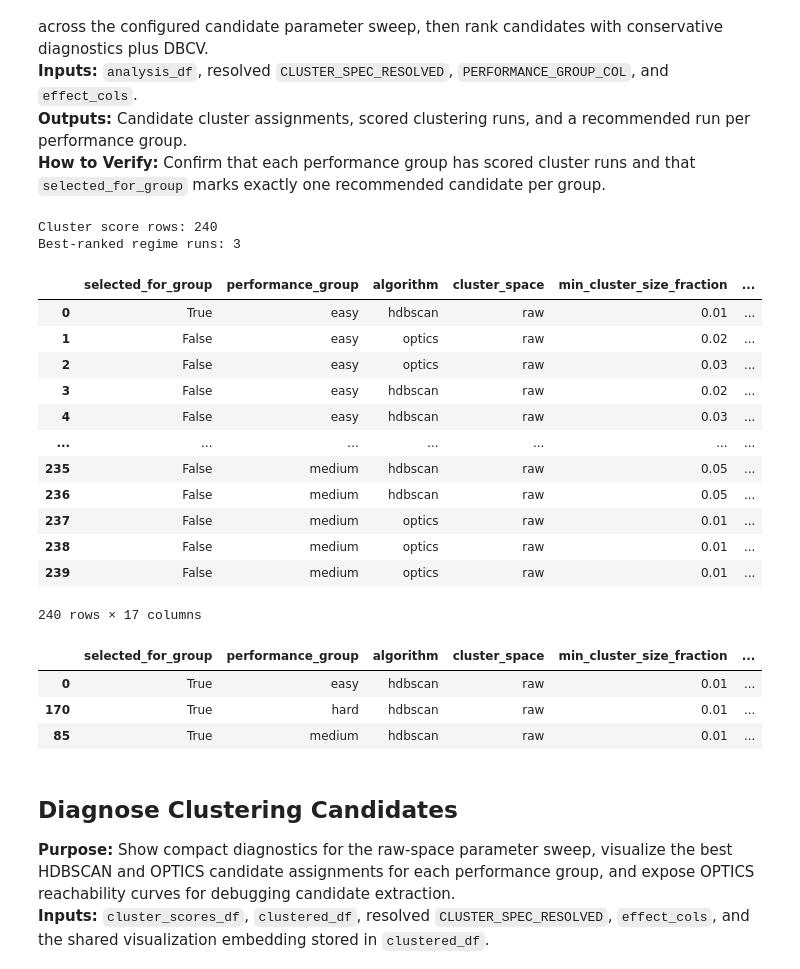
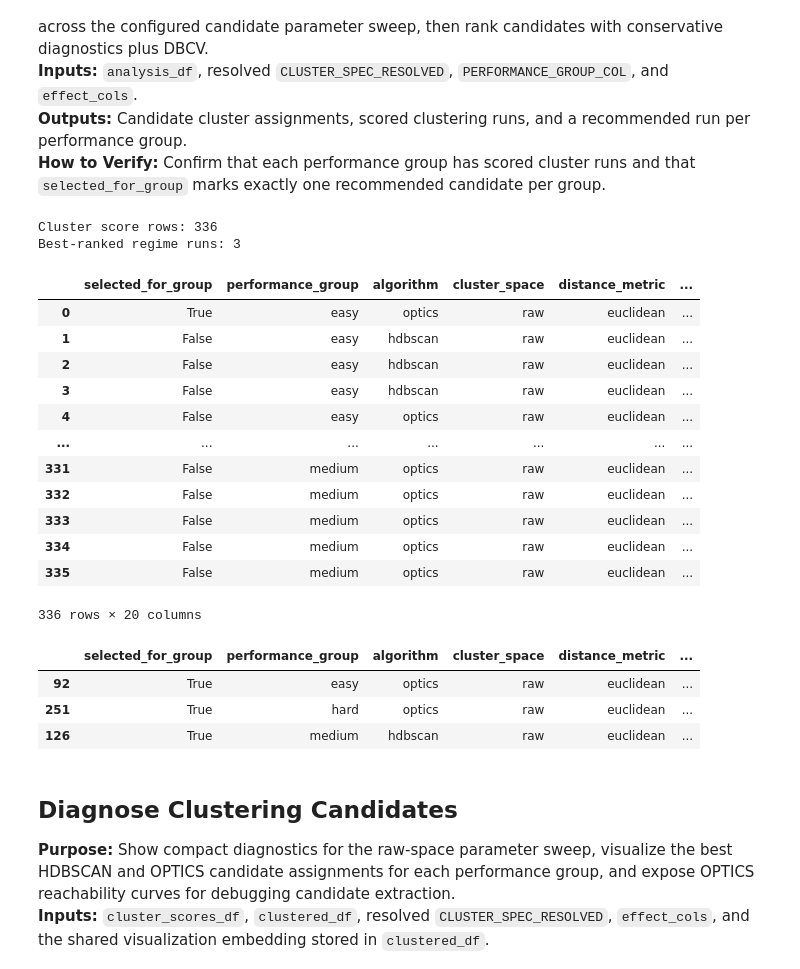
Before and after one commit to simondrauz/ds_practical, a Jupyter notebook: src/data_modelling/feature_effect_performance_regimes.ipynb, the cells around one changed output. Cells and saved outputs as stored; diff of their text form; code cells hidden in the pictures.

```diff
--- a/src/data_modelling/feature_effect_performance_regimes.ipynb
+++ b/src/data_modelling/feature_effect_performance_regimes.ipynb
@@ -713,51 +968,54 @@ cluster_scores_display_df = cluster_scores_df.sort_values(
     ],
     ascending=[True, False, True, False, True, True],
 ).reset_index(drop=True)
 
 print(f"Cluster score rows: {len(cluster_scores_df)}")
 print(f"Best-ranked regime runs: {len(best_cluster_runs_df)}")
 
 score_display_cols = [
     "selected_for_group",
     "performance_group",
     "algorithm",
     "cluster_space",
+    "distance_metric",
+    "optics_extraction_method",
     "min_cluster_size_fraction",
     "min_cluster_size",
     "min_samples",
     "optics_xi",
+    "optics_eps",
     "n_clusters",
     "noise_fraction",
     "largest_cluster_share",
     "quality_issue_count",
     "passes_conservative_quality_screen",
     "optics_xi_no_stable_valley",
     "optics_xi_status",
     "dbcv_raw_effect_space",
     "candidate_label_col",
 ]
 display(cluster_scores_display_df[score_display_cols])
 display(best_cluster_runs_df[score_display_cols])
 # %% [output]
-Cluster score rows: 240
+Cluster score rows: 336
 Best-ranked regime runs: 3
-|  | selected_for_group | performance_group | algorithm | cluster_space | min_cluster_size_fraction | ... |
-| 0 | True | easy | hdbscan | raw | 0.01 | ... |
-| 1 | False | easy | optics | raw | 0.02 | ... |
-| 2 | False | easy | optics | raw | 0.03 | ... |
-| 3 | False | easy | hdbscan | raw | 0.02 | ... |
-| 4 | False | easy | hdbscan | raw | 0.03 | ... |
+|  | selected_for_group | performance_group | algorithm | cluster_space | distance_metric | ... |
+| 0 | True | easy | optics | raw | euclidean | ... |
+| 1 | False | easy | hdbscan | raw | euclidean | ... |
+| 2 | False | easy | hdbscan | raw | euclidean | ... |
+| 3 | False | easy | hdbscan | raw | euclidean | ... |
+| 4 | False | easy | optics | raw | euclidean | ... |
 | ... | ... | ... | ... | ... | ... | ... |
-| 235 | False | medium | hdbscan | raw | 0.05 | ... |
-| 236 | False | medium | hdbscan | raw | 0.05 | ... |
-| 237 | False | medium | optics | raw | 0.01 | ... |
-| 238 | False | medium | optics | raw | 0.01 | ... |
-| 239 | False | medium | optics | raw | 0.01 | ... |
+| 331 | False | medium | optics | raw | euclidean | ... |
+| 332 | False | medium | optics | raw | euclidean | ... |
+| 333 | False | medium | optics | raw | euclidean | ... |
+| 334 | False | medium | optics | raw | euclidean | ... |
+| 335 | False | medium | optics | raw | euclidean | ... |
-240 rows × 17 columns
+336 rows × 20 columns
-|  | selected_for_group | performance_group | algorithm | cluster_space | min_cluster_size_fraction | ... |
-| 0 | True | easy | hdbscan | raw | 0.01 | ... |
-| 170 | True | hard | hdbscan | raw | 0.01 | ... |
-| 85 | True | medium | hdbscan | raw | 0.01 | ... |
+|  | selected_for_group | performance_group | algorithm | cluster_space | distance_metric | ... |
+| 92 | True | easy | optics | raw | euclidean | ... |
+| 251 | True | hard | optics | raw | euclidean | ... |
+| 126 | True | medium | hdbscan | raw | euclidean | ... |
 # %% [markdown]
 ## Diagnose Clustering Candidates
 **Purpose:** Show compact diagnostics for the raw-space parameter sweep, visualize the best HDBSCAN and OPTICS candidate assignments for each performance group, and expose OPTICS reachability curves for debugging candidate extraction.<br>
```
Also changed, not shown: parts of 8 cells of this notebook, 7 other files.
